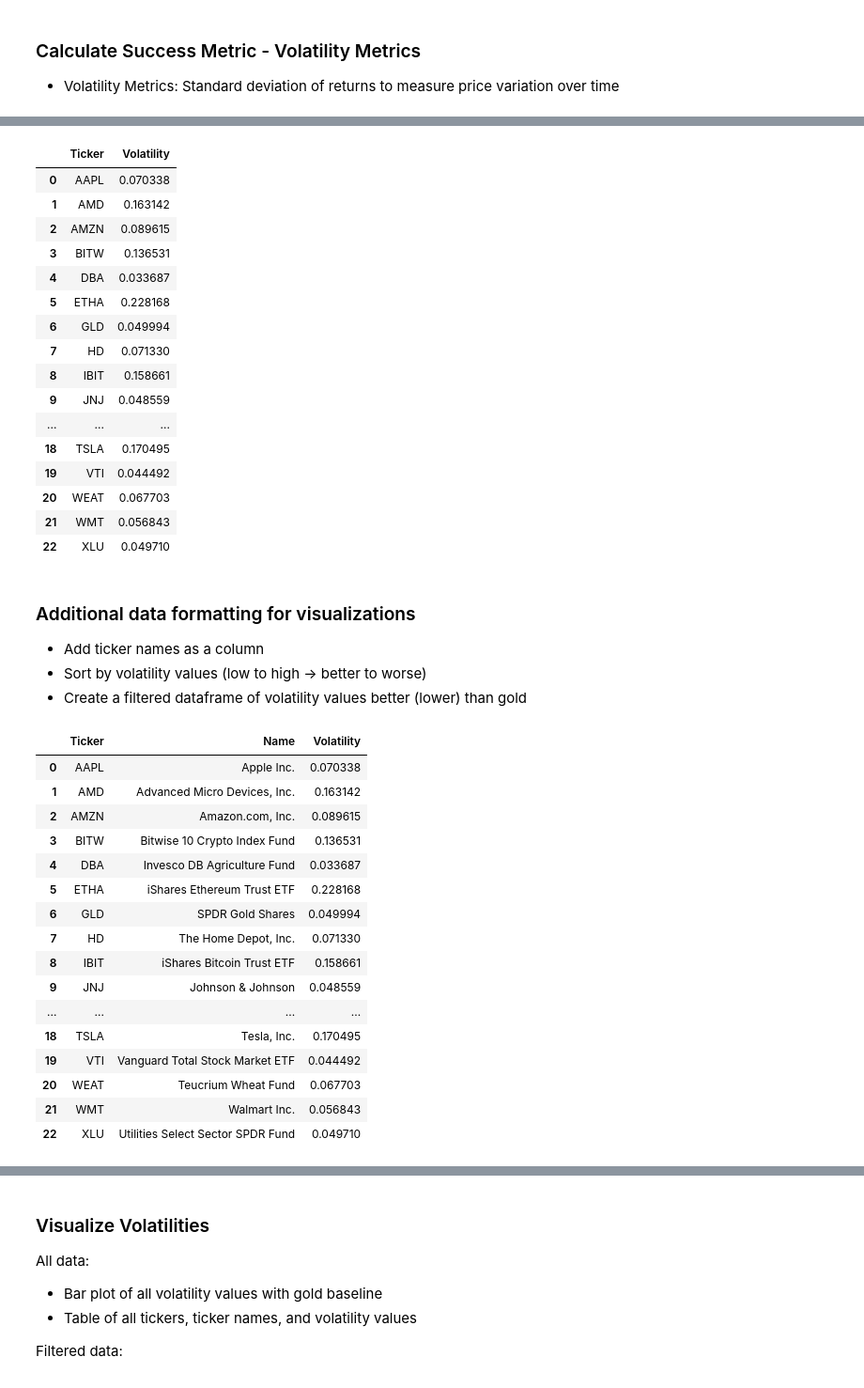
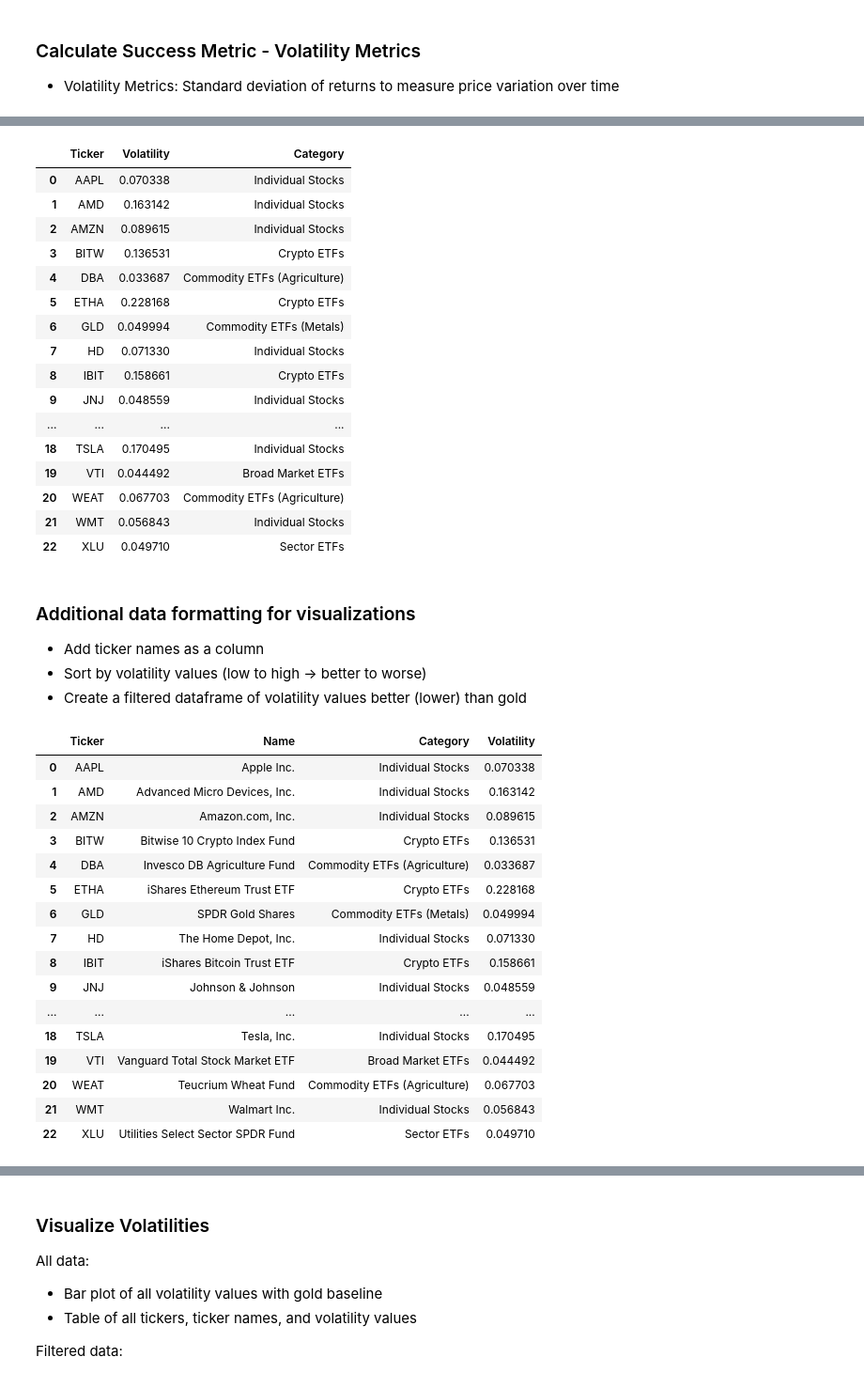
Before and after one commit to loganmcdavid11/Modern-Store-Of-Value, a Jupyter notebook: notebooks/brence.ipynb, the cells around one changed output, grey strips where cells are left out. Shown at 94% size. Cells and saved outputs as stored; diff of their text form; code cells hidden in the pictures.

```diff
--- a/notebooks/brence.ipynb
+++ b/notebooks/brence.ipynb
@@ -248,25 +262,33 @@ df_sorted.head(5)
 volatility = (df_sorted.groupby('Ticker')['Return'].std()
     .reset_index(name='Volatility'))
 
+ticker_to_category = {
+    ticker: category
+    for category, tickers in stooq_tickers.items()
+    for ticker in tickers
+}
+
+volatility["Category"] = volatility["Ticker"].map(ticker_to_category)
+
 volatility
 # %% [output]
-|  | Ticker | Volatility |
-| 0 | AAPL | 0.070338 |
-| 1 | AMD | 0.163142 |
-| 2 | AMZN | 0.089615 |
-| 3 | BITW | 0.136531 |
-| 4 | DBA | 0.033687 |
-| 5 | ETHA | 0.228168 |
-| 6 | GLD | 0.049994 |
-| 7 | HD | 0.071330 |
-| 8 | IBIT | 0.158661 |
-| 9 | JNJ | 0.048559 |
-| ... | ... | ... |
-| 18 | TSLA | 0.170495 |
-| 19 | VTI | 0.044492 |
-| 20 | WEAT | 0.067703 |
-| 21 | WMT | 0.056843 |
-| 22 | XLU | 0.049710 |
+|  | Ticker | Volatility | Category |
+| 0 | AAPL | 0.070338 | Individual Stocks |
+| 1 | AMD | 0.163142 | Individual Stocks |
+| 2 | AMZN | 0.089615 | Individual Stocks |
+| 3 | BITW | 0.136531 | Crypto ETFs |
+| 4 | DBA | 0.033687 | Commodity ETFs (Agriculture) |
+| 5 | ETHA | 0.228168 | Crypto ETFs |
+| 6 | GLD | 0.049994 | Commodity ETFs (Metals) |
+| 7 | HD | 0.071330 | Individual Stocks |
+| 8 | IBIT | 0.158661 | Crypto ETFs |
+| 9 | JNJ | 0.048559 | Individual Stocks |
+| ... | ... | ... | ... |
+| 18 | TSLA | 0.170495 | Individual Stocks |
+| 19 | VTI | 0.044492 | Broad Market ETFs |
+| 20 | WEAT | 0.067703 | Commodity ETFs (Agriculture) |
+| 21 | WMT | 0.056843 | Individual Stocks |
+| 22 | XLU | 0.049710 | Sector ETFs |
 # %% [markdown]
 ### Additional data formatting for visualizations
 - Add ticker names as a column
@@ -277,51 +299,51 @@ volatility
 
 ticker_names = {
     "AAPL": "Apple Inc.",
     "AMD": "Advanced Micro Devices, Inc.",
     "AMZN": "Amazon.com, Inc.",
     "BITW": "Bitwise 10 Crypto Index Fund",
     "DBA": "Invesco DB Agriculture Fund",
     "ETHA": "iShares Ethereum Trust ETF",
     "GLD": "SPDR Gold Shares",
     "HD": "The Home Depot, Inc.",
     "IBIT": "iShares Bitcoin Trust ETF",
     "JNJ": "Johnson & Johnson",
     "LOW": "Lowe's Companies, Inc.",
     "MSFT": "Microsoft Corporation",
     "NVDA": "NVIDIA Corporation",
     "PALL": "Aberdeen Physical Palladium Shares ETF",
     "PPLT": "Aberdeen Physical Platinum Shares ETF",
     "SLV": "iShares Silver Trust",
     "SOYB": "Teucrium Soybean Fund",
     "SPY": "SPDR S&P 500 ETF Trust",
     "TSLA": "Tesla, Inc.",
     "VTI": "Vanguard Total Stock Market ETF",
     "WEAT": "Teucrium Wheat Fund",
     "WMT": "Walmart Inc.",
     "XLU": "Utilities Select Sector SPDR Fund"
 }
 
 volatility['Name'] = volatility['Ticker'].map(ticker_names)
-volatility = volatility[['Ticker', 'Name', 'Volatility']]
+volatility = volatility[['Ticker', 'Name', 'Category', 'Volatility']]
 volatility
 # %% [output]
-|  | Ticker | Name | Volatility |
-| 0 | AAPL | Apple Inc. | 0.070338 |
-| 1 | AMD | Advanced Micro Devices, Inc. | 0.163142 |
-| 2 | AMZN | Amazon.com, Inc. | 0.089615 |
-| 3 | BITW | Bitwise 10 Crypto Index Fund | 0.136531 |
-| 4 | DBA | Invesco DB Agriculture Fund | 0.033687 |
-| 5 | ETHA | iShares Ethereum Trust ETF | 0.228168 |
-| 6 | GLD | SPDR Gold Shares | 0.049994 |
-| 7 | HD | The Home Depot, Inc. | 0.071330 |
-| 8 | IBIT | iShares Bitcoin Trust ETF | 0.158661 |
-| 9 | JNJ | Johnson & Johnson | 0.048559 |
-| ... | ... | ... | ... |
-| 18 | TSLA | Tesla, Inc. | 0.170495 |
-| 19 | VTI | Vanguard Total Stock Market ETF | 0.044492 |
-| 20 | WEAT | Teucrium Wheat Fund | 0.067703 |
-| 21 | WMT | Walmart Inc. | 0.056843 |
-| 22 | XLU | Utilities Select Sector SPDR Fund | 0.049710 |
+|  | Ticker | Name | Category | Volatility |
+| 0 | AAPL | Apple Inc. | Individual Stocks | 0.070338 |
+| 1 | AMD | Advanced Micro Devices, Inc. | Individual Stocks | 0.163142 |
+| 2 | AMZN | Amazon.com, Inc. | Individual Stocks | 0.089615 |
+| 3 | BITW | Bitwise 10 Crypto Index Fund | Crypto ETFs | 0.136531 |
+| 4 | DBA | Invesco DB Agriculture Fund | Commodity ETFs (Agriculture) | 0.033687 |
+| 5 | ETHA | iShares Ethereum Trust ETF | Crypto ETFs | 0.228168 |
+| 6 | GLD | SPDR Gold Shares | Commodity ETFs (Metals) | 0.049994 |
+| 7 | HD | The Home Depot, Inc. | Individual Stocks | 0.071330 |
+| 8 | IBIT | iShares Bitcoin Trust ETF | Crypto ETFs | 0.158661 |
+| 9 | JNJ | Johnson & Johnson | Individual Stocks | 0.048559 |
+| ... | ... | ... | ... | ... |
+| 18 | TSLA | Tesla, Inc. | Individual Stocks | 0.170495 |
+| 19 | VTI | Vanguard Total Stock Market ETF | Broad Market ETFs | 0.044492 |
+| 20 | WEAT | Teucrium Wheat Fund | Commodity ETFs (Agriculture) | 0.067703 |
+| 21 | WMT | Walmart Inc. | Individual Stocks | 0.056843 |
+| 22 | XLU | Utilities Select Sector SPDR Fund | Sector ETFs | 0.049710 |
 # %%
 # Sort by volatility
 
```
Also changed, not shown: parts of 7 cells of this notebook.
